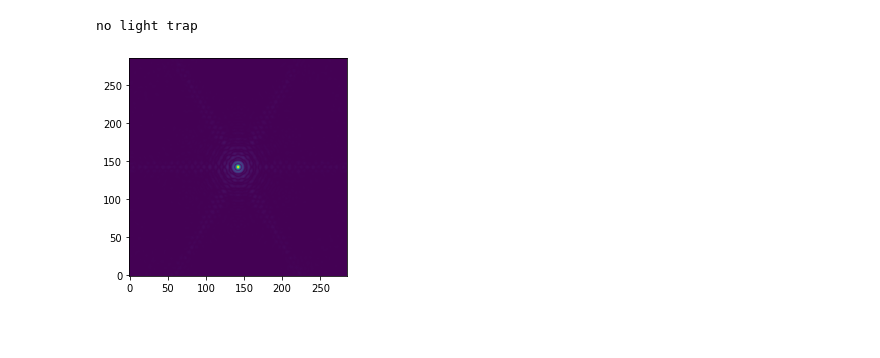
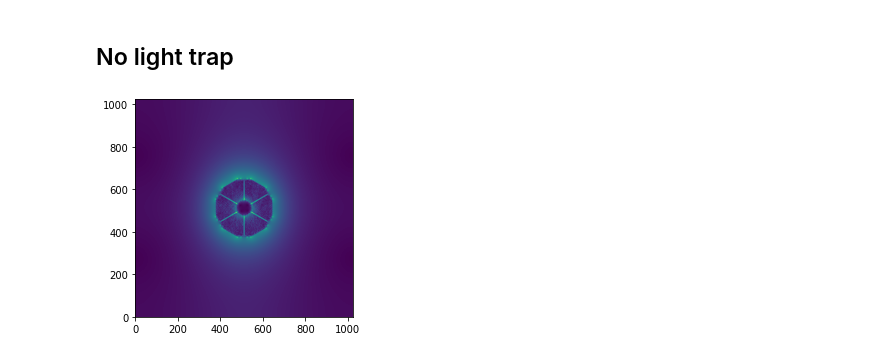
Before and after one commit to vortex-exoplanet/HEEPS, a Jupyter notebook: tools/light_trap.ipynb, the cells around one changed output. Saved outputs shown, nothing was run; the diff lists cells and outputs as text; code cells hidden in the pictures; blank space fills up the shorter version.

Commit message:
light_trap

```diff
--- a/tools/light_trap.ipynb
+++ b/tools/light_trap.ipynb
@@ -16,13 +7,0 @@ conf = dict(
-# %%
-verbose = False
-def PSF_at_lighttrap(**conf):
-    conf = heeps.config.read_config(verbose=False, **conf)
-    conf = heeps.config.update_config(saveconf=True, verbose=verbose, **conf)
-    wf = heeps.pupil.pupil(savefits=True, verbose=verbose, **conf)
-    phase_screens, amp_screens, tiptilts, misaligns = heeps.wavefront.load_errors(verbose=verbose, **conf)
-    # apply phase screen (scao residuals, ncpa, petal piston)
-    wf = heeps.wavefront.add_errors(wf, phase_screen=phase_screens[0], verbose=verbose, **conf)
-    wf = heeps.optics.fp_mask(wf, verbose=verbose, **conf)
-    show_wf(wf, 'amp', npupil=285, savefits=True)
-    wf = heeps.optics.lyot_stop(wf, verbose=verbose, **conf)
-    return heeps.optics.detector(wf, verbose=verbose, **conf)
@@ -29,5 +55,35 @@ def PSF_at_lighttrap(**conf):
+# %%
+verbose = False
+def PSF_at_lighttrap(**conf):
+    # apply phase screen (scao residuals, ncpa, petal piston)
+    wf = heeps.wavefront.add_errors(deepcopy(wf0), phase_screen=phase_screens[0], verbose=verbose, **conf)
+    wf = heeps.optics.fp_mask(wf, verbose=verbose, **conf)
+    show_wf(wf, 'amp', npupil=1024, savefits=True)
+    wf = heeps.optics.lyot_stop(wf, verbose=verbose, **conf)
+    return heeps.optics.detector(wf, verbose=verbose, **conf)
+def raw_contrast(psfs):
+    x = conf['pscale']*1e-3*np.arange(rim)
+    plt.figure(figsize=(12,4))
+    for psf_ON in psfs:
+        y1 = impro.get_radial_profile(psf_OFF, (rim,rim), 1)[:-1]
+        y2 = impro.get_radial_profile(psf_ON, (rim,rim), 1)[:-1]
+        # normalize by the peak of the off-axis PSF
+        peak = np.max(y1)
+        y1 /= peak
+        y2 /= peak
+        # x axis in lam/D
+        plt.plot(x,y2)
+    plt.loglog()
+    plt.grid(True), plt.grid(which='minor', linestyle=':')
+    plt.xlabel('Angular separation $[arcsec]$')
+    plt.ylabel('raw contrast')
+    plt.xlim(0.02, 0.75)
+    plt.ylim(1e-8,1e-2)
+    plt.xticks([0.02, 0.05, 0.1, 0.2, 0.5])
+    plt.gca().xaxis.set_major_formatter(plt.ScalarFormatter())
+# %% [markdown]
+## No light trap
 # %%
-psf = PSF_at_lighttrap(**dict(conf, lt_diam=1, lt_dist=0))
+psf1 = PSF_at_lighttrap(**dict(conf, lt_diam=0, lt_dist=0))
 # %% [output]
-no light trap
-[figure, old version]
+[figure, new version]
```
Also changed, not shown: parts of 23 cells of this notebook, 1 other file.
